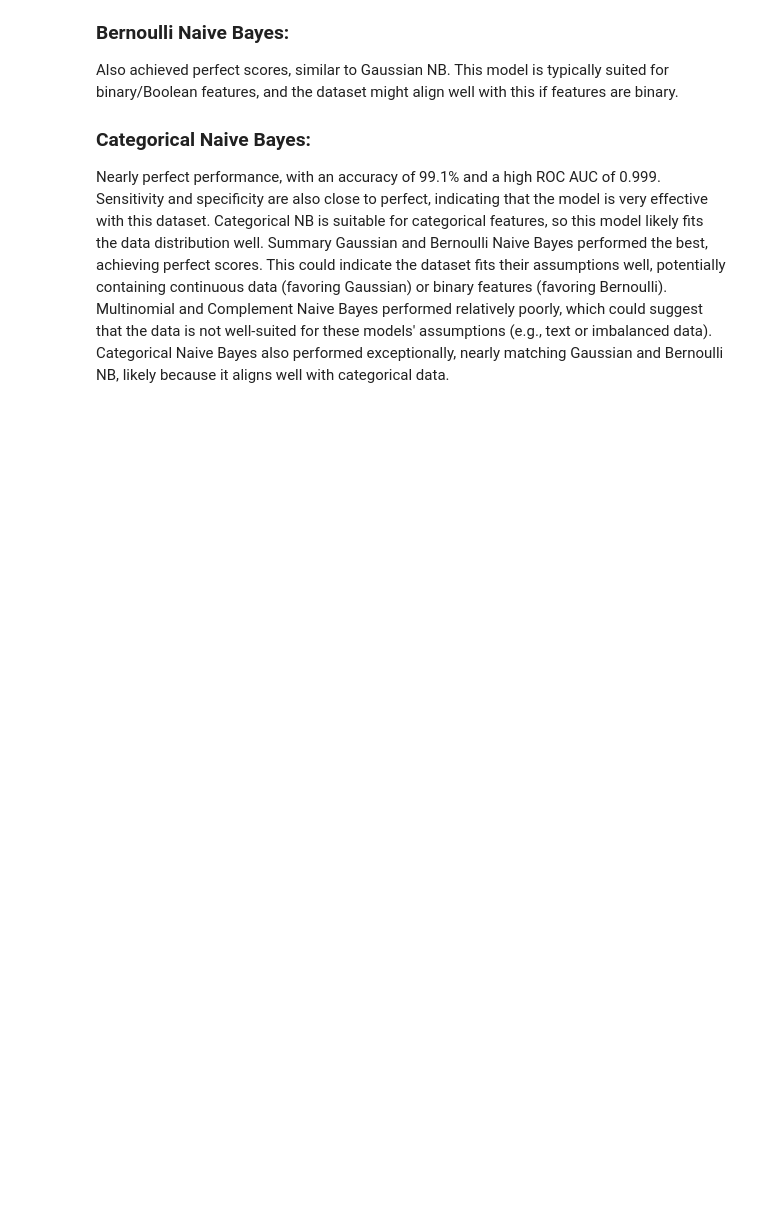
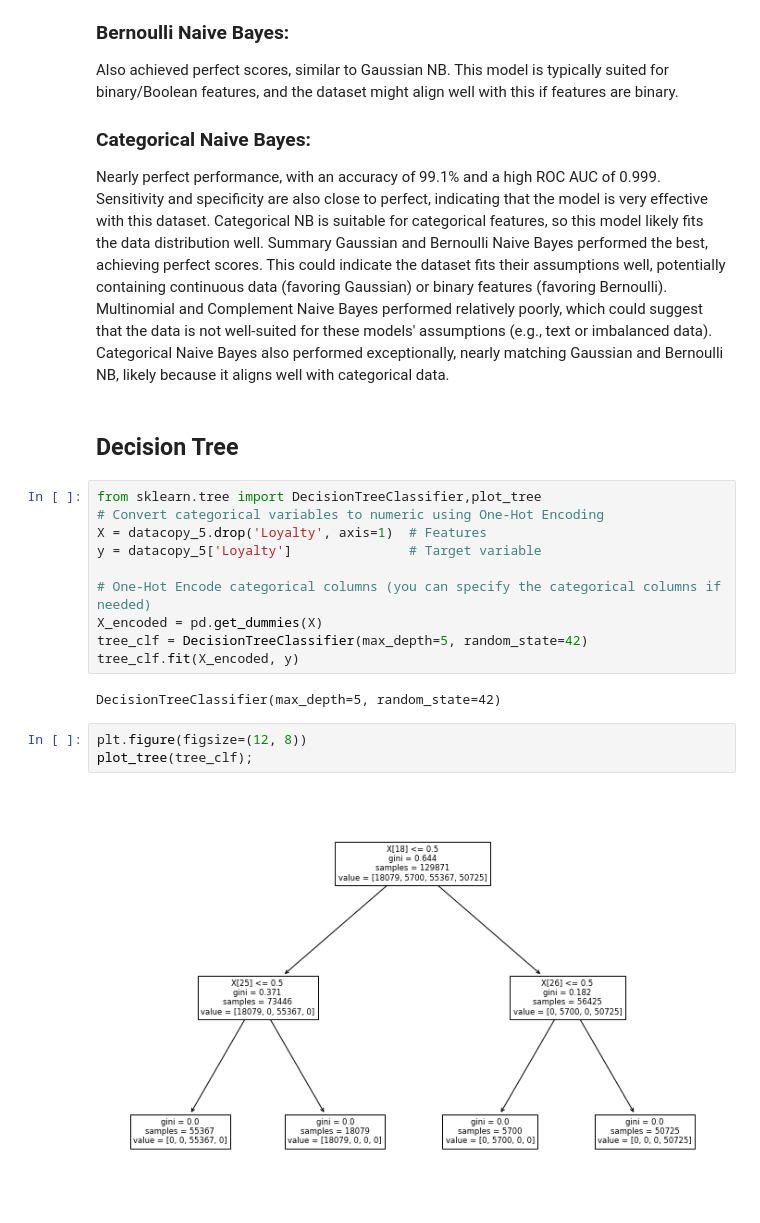
Before and after one commit to HWhr3000/F21DL_Coursework_grp2, a Jupyter notebook: notebooks/Anugraha_notebook.ipynb, the cells around one changed output. Drawn from its saved outputs; the diff is of its cells as text; blank space fills up the shorter version.

Commit message:
Decision tree added

```diff
--- a/notebooks/Anugraha_notebook.ipynb
+++ b/notebooks/Anugraha_notebook.ipynb
@@ -918,3 +918,22 @@ Summary
 Gaussian and Bernoulli Naive Bayes performed the best, achieving perfect scores. This could indicate the dataset fits their assumptions well, potentially containing continuous data (favoring Gaussian) or binary features (favoring Bernoulli).
 Multinomial and Complement Naive Bayes performed relatively poorly, which could suggest that the data is not well-suited for these models' assumptions (e.g., text or imbalanced data).
 Categorical Naive Bayes also performed exceptionally, nearly matching Gaussian and Bernoulli NB, likely because it aligns well with categorical data.
+# %% [markdown]
+## Decision Tree
+# %%
+from sklearn.tree import DecisionTreeClassifier,plot_tree
+# Convert categorical variables to numeric using One-Hot Encoding
+X = datacopy_5.drop('Loyalty', axis=1)  # Features
+y = datacopy_5['Loyalty']               # Target variable
+
+# One-Hot Encode categorical columns (you can specify the categorical columns if needed)
+X_encoded = pd.get_dummies(X)
+tree_clf = DecisionTreeClassifier(max_depth=5, random_state=42)
+tree_clf.fit(X_encoded, y)
+# %% [output]
+DecisionTreeClassifier(max_depth=5, random_state=42)
+# %%
+plt.figure(figsize=(12, 8))
+plot_tree(tree_clf);
+# %% [output]
+[figure, added]
```
Also changed, not shown: parts of 2 cells of this notebook.
